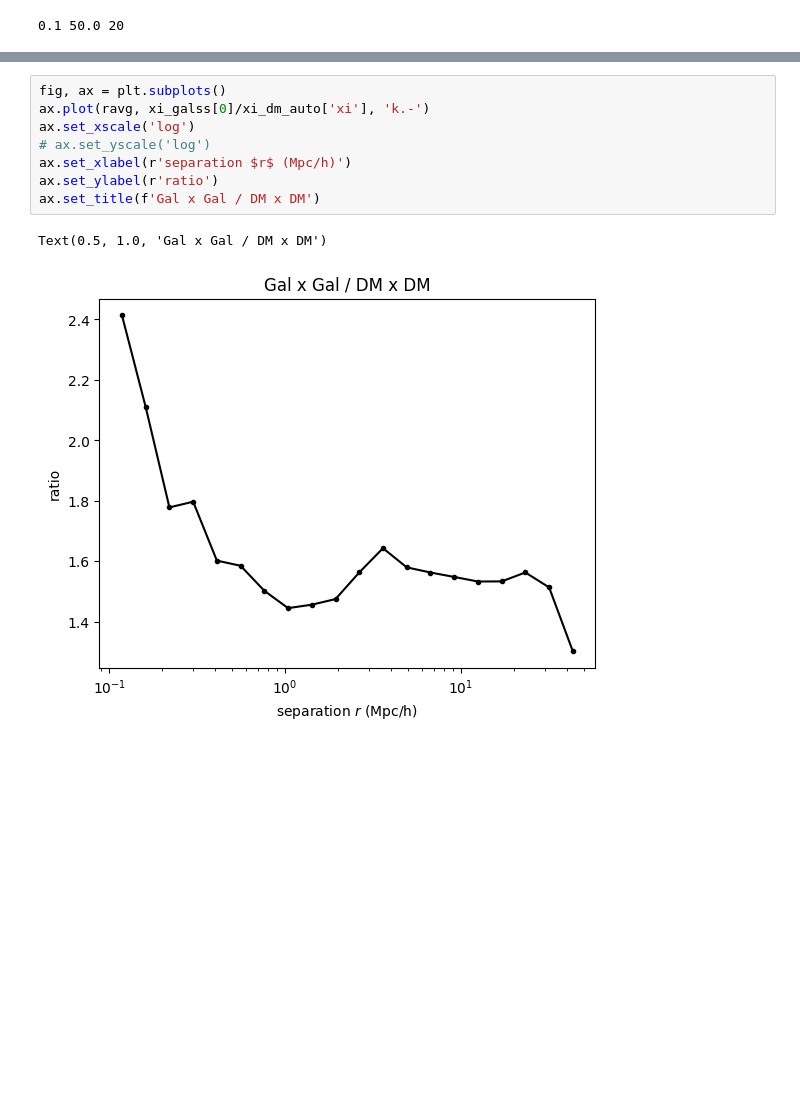
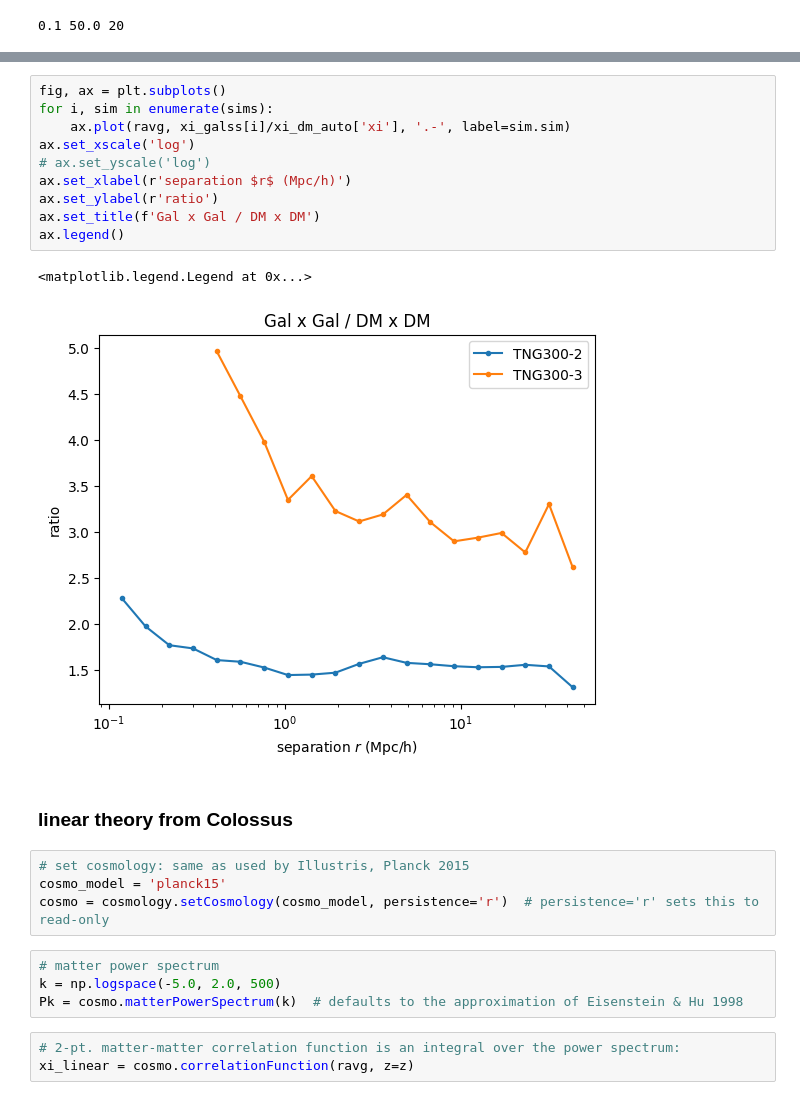
Before and after one commit to abbyw24/small-scale_cross-corrs, a Jupyter notebook: notebooks/galxgal_TNG_6-7-23.ipynb, the cells around one changed output, grey strips where cells are left out. Saved outputs shown, nothing was run; the diff lists cells and outputs as text; blank space fills up the shorter version.

Commit message:
comparing TNG 2pcf results to linear theory; explore bias factor estimates

```diff
--- a/notebooks/galxgal_TNG_6-7-23.ipynb
+++ b/notebooks/galxgal_TNG_6-7-23.ipynb
@@ -111,11 +111,26 @@ ax.legend()
 # %%
 fig, ax = plt.subplots()
-ax.plot(ravg, xi_galss[0]/xi_dm_auto['xi'], 'k.-')
+for i, sim in enumerate(sims):
+    ax.plot(ravg, xi_galss[i]/xi_dm_auto['xi'], '.-', label=sim.sim)
 ax.set_xscale('log')
 # ax.set_yscale('log')
 ax.set_xlabel(r'separation $r$ (Mpc/h)')
 ax.set_ylabel(r'ratio')
 ax.set_title(f'Gal x Gal / DM x DM')
+ax.legend()
 # %% [output]
-Text(0.5, 1.0, 'Gal x Gal / DM x DM')
+<matplotlib.legend.Legend at 0x...>
-[figure, old version]
+[figure, new version]
+# %% [markdown]
+### linear theory from Colossus
+# %%
+# set cosmology: same as used by Illustris, Planck 2015
+cosmo_model = 'planck15'
+cosmo = cosmology.setCosmology(cosmo_model, persistence='r')  # persistence='r' sets this to read-only
+# %%
+# matter power spectrum
+k = np.logspace(-5.0, 2.0, 500)
+Pk = cosmo.matterPowerSpectrum(k)  # defaults to the approximation of Eisenstein & Hu 1998
+# %%
+# 2-pt. matter-matter correlation function is an integral over the power spectrum:
+xi_linear = cosmo.correlationFunction(ravg, z=z)
```
Also changed, not shown: parts of 8 cells of this notebook.
